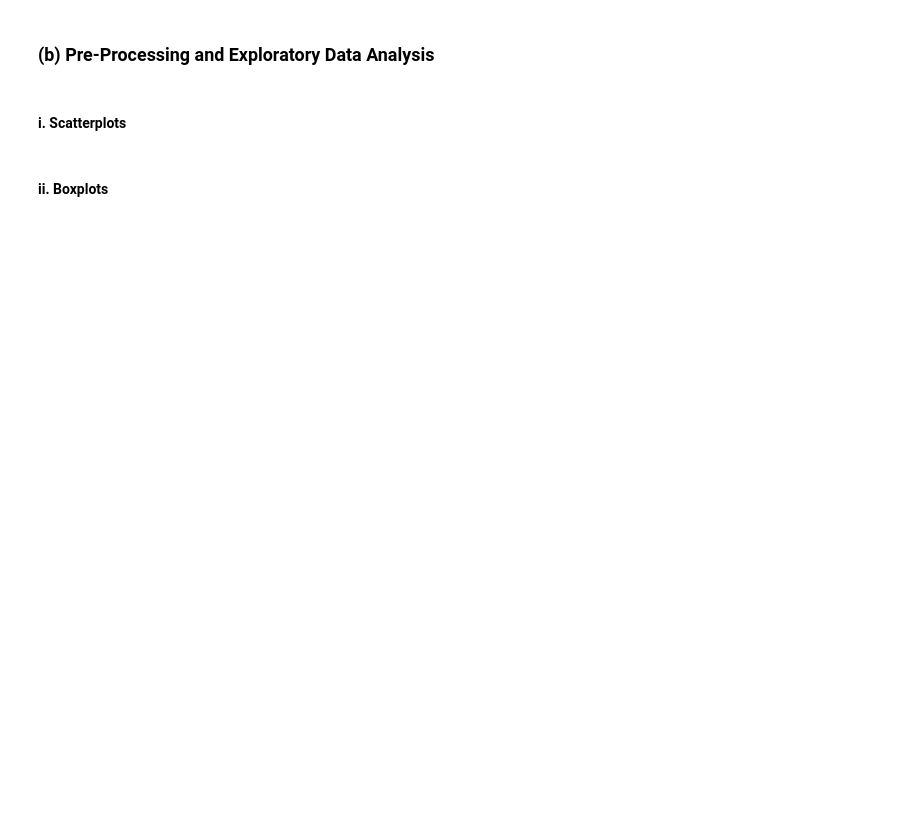
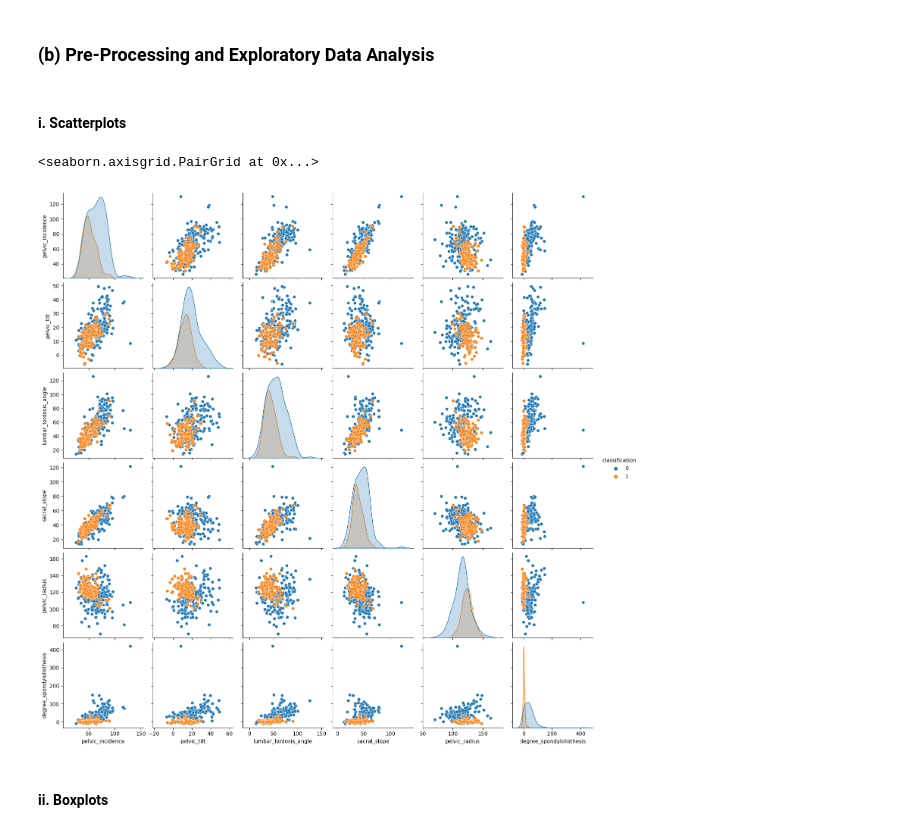
Before and after one commit to dattpatel99/DSCI_552, a Jupyter notebook: notebook/Patel_Datt_HW1.ipynb, the cells around one changed output. Drawn from its saved outputs; the diff is of its cells as text; code cells hidden in the pictures; blank space fills up the shorter version.

```diff
--- a/notebook/Patel_Datt_HW1.ipynb
+++ b/notebook/Patel_Datt_HW1.ipynb
@@ -21,6 +17,16 @@ AttributeError: 'generator' object has no attribute 'next'
+# %%
+file_data = arff.load(open('../data/vertebral_column_data/column_2C_weka.arff'))
+features = [x[0] for x in file_data['attributes']]
+df = pd.DataFrame(data = file_data['data'], columns = features) # Creating the dataframe
+df['classification'] = df['class'].map({'Normal':1,'Abnormal':0}) # altering values of class to 1 and 0 and adding a new column for it
 # %% [markdown]
 ### (b) Pre-Processing and Exploratory Data Analysis
 # %% [markdown]
 #### i. Scatterplots
+# %%
+sns.pairplot(df, hue='classification')
+# %% [output]
+<seaborn.axisgrid.PairGrid at 0x...>
+[figure, added]
 # %% [markdown]
 #### ii. Boxplots
```
Also changed, not shown: parts of 4 cells of this notebook.
